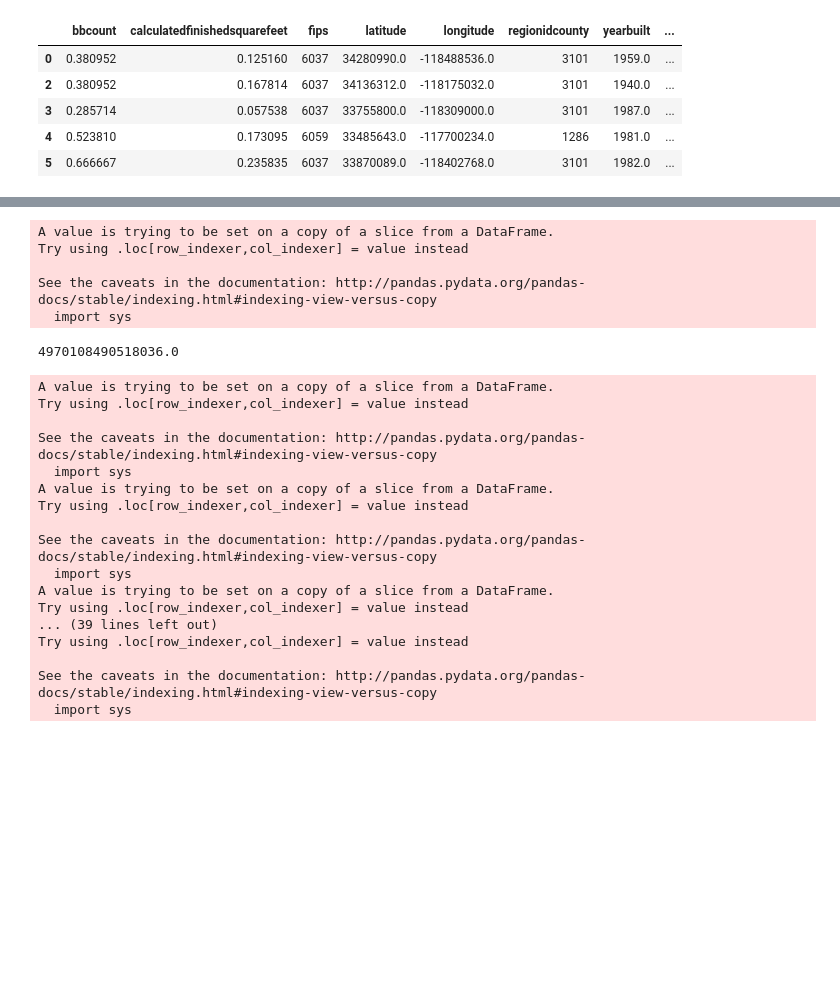
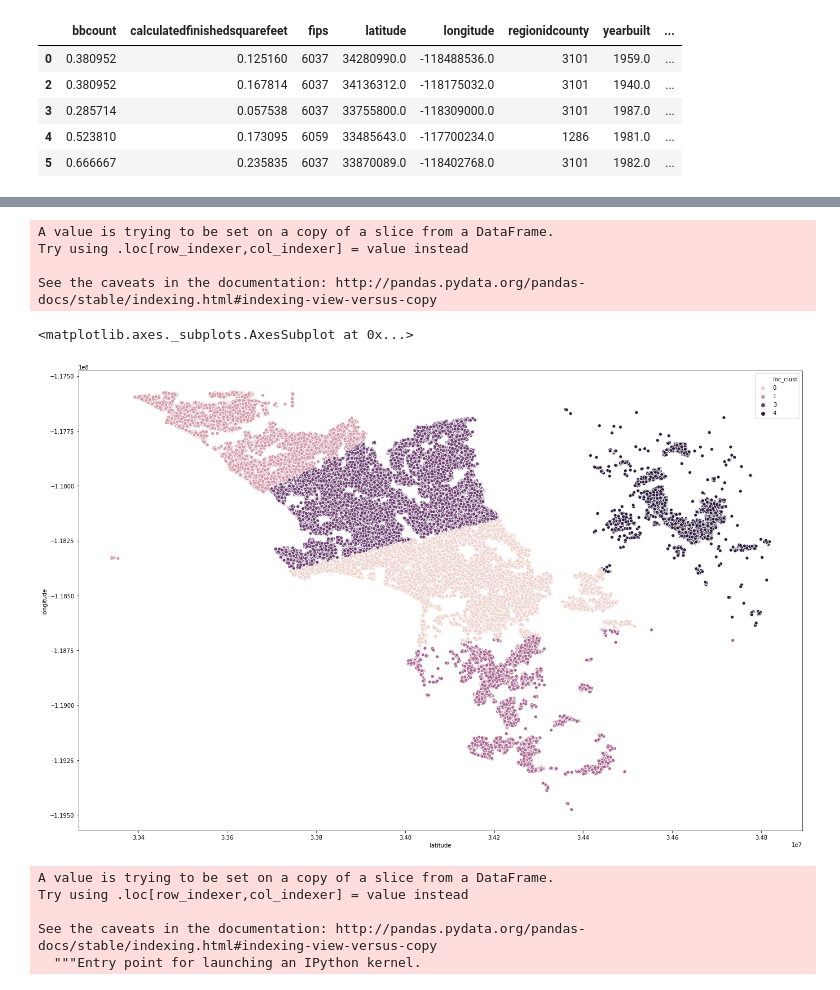
Before and after one commit to Norrick-McGee/ds-methodologies-exercises, a Jupyter notebook: clustering/explore_zillow.ipynb, the cells around one changed output, grey strips where cells are left out. Saved outputs shown, nothing was run; the diff lists cells and outputs as text; code cells hidden in the pictures; blank space fills up the shorter version.

```diff
--- a/clustering/explore_zillow.ipynb
+++ b/clustering/explore_zillow.ipynb
@@ -281,45 +287,31 @@ wdf.head()
 # %%
-
-
-km = KMeans(n_clusters=5)
+km = KMeans(n_clusters=5,random_state=123)
 clust_vars = ['latitude','longitude']
 
 km.fit(wdf[clust_vars])
+
 wdf['loc_clust'] = km.predict(wdf[clust_vars])
-
-km.inertia_
 # %% [output]
 A value is trying to be set on a copy of a slice from a DataFrame.
 Try using .loc[row_indexer,col_indexer] = value instead
 
 See the caveats in the documentation: http://pandas.pydata.org/pandas-docs/stable/indexing.html#indexing-view-versus-copy
-  import sys
-4970108490518036.0
-# %%
-inerts = []
-for i in range(1,12):
-    km = KMeans(n_clusters=i)
-    clust_vars = ['latitude','longitude']
-
-    km.fit(wdf[clust_vars])
-    wdf['cluster'] = km.predict(wdf[clust_vars])
-
-    inerts.append(km.inertia_)
-# %% [output]
-A value is trying to be set on a copy of a slice from a DataFrame.
-Try using .loc[row_indexer,col_indexer] = value instead
-
-See the caveats in the documentation: http://pandas.pydata.org/pandas-docs/stable/indexing.html#indexing-view-versus-copy
-  import sys
-A value is trying to be set on a copy of a slice from a DataFrame.
-Try using .loc[row_indexer,col_indexer] = value instead
-
-See the caveats in the documentation: http://pandas.pydata.org/pandas-docs/stable/indexing.html#indexing-view-versus-copy
-  import sys
-A value is trying to be set on a copy of a slice from a DataFrame.
-Try using .loc[row_indexer,col_indexer] = value instead
-... (39 lines left out)
-Try using .loc[row_indexer,col_indexer] = value instead
-
-See the caveats in the documentation: http://pandas.pydata.org/pandas-docs/stable/indexing.html#indexing-view-versus-copy
-  import sys
+# %%
+plt.subplots(figsize=(23,15))
+sns.scatterplot(wdf['latitude'],wdf['longitude'],hue= wdf['loc_clust'])
+# %% [output]
+<matplotlib.axes._subplots.AxesSubplot at 0x...>
+[figure, added]
+# %%
+wdf['bed and bath'] = wdf['bbcount']
+wdf['square feet'] = wdf['calculatedfinishedsquarefeet']
+wdf['tax value'] = wdf['taxvaluedollarcnt']
+wdf['error'] = wdf['logerror'].abs()
+wdf['age'] = 2017 - wdf['yearbuilt']
+wdf = ppr.scale_df(wdf,['age'])
+# %% [output]
+A value is trying to be set on a copy of a slice from a DataFrame.
+Try using .loc[row_indexer,col_indexer] = value instead
+
+See the caveats in the documentation: http://pandas.pydata.org/pandas-docs/stable/indexing.html#indexing-view-versus-copy
+  """Entry point for launching an IPython kernel.
```
Also changed, not shown: parts of 47 cells of this notebook, 3 other files.
